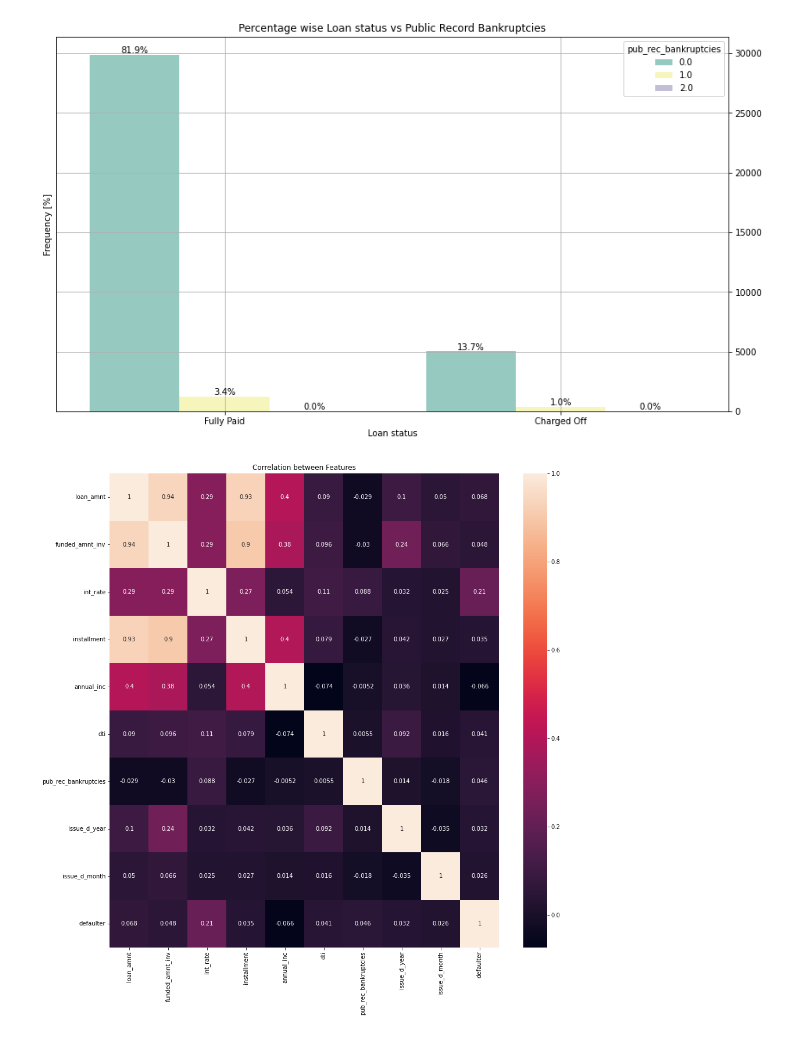
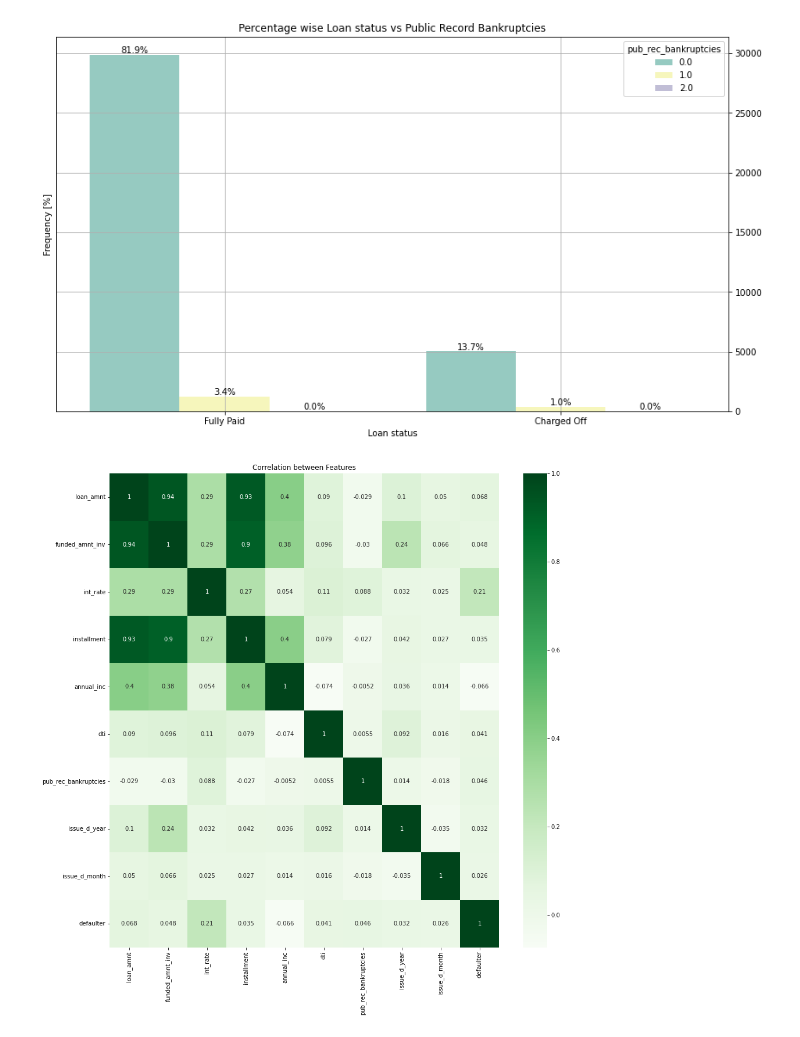
Before and after one commit to rahul2july/lendingclubcasestudy, a Jupyter notebook: rahulgupta.ipynb, the cells around one changed output. Drawn from its saved outputs; the diff is of its cells as text; code cells hidden in the pictures.

```diff
--- a/rahulgupta.ipynb
+++ b/rahulgupta.ipynb
@@ -515,14 +515,14 @@ plt_graph(loan_df, "loan_status",'Loan status','Percentage wise Loan status vs P
 # %%
 # Drawing heapmap
 
 corr_matrix = loan_df.corr()
 plt.figure(figsize=(15, 15))
 #plotting correlatioon matric on a heat map
-ax = sns.heatmap(corr_matrix, annot = True)
+ax = sns.heatmap(corr_matrix, annot = True, cmap='Greens')
 plt.title("Correlation between Features")
 plt.show()
 # %% [output]
-[figure, old version]
+[figure, new version]
 # %%
 corr_matrix
 # %% [output]
```
Also changed, not shown: parts of 2 cells of this notebook.
